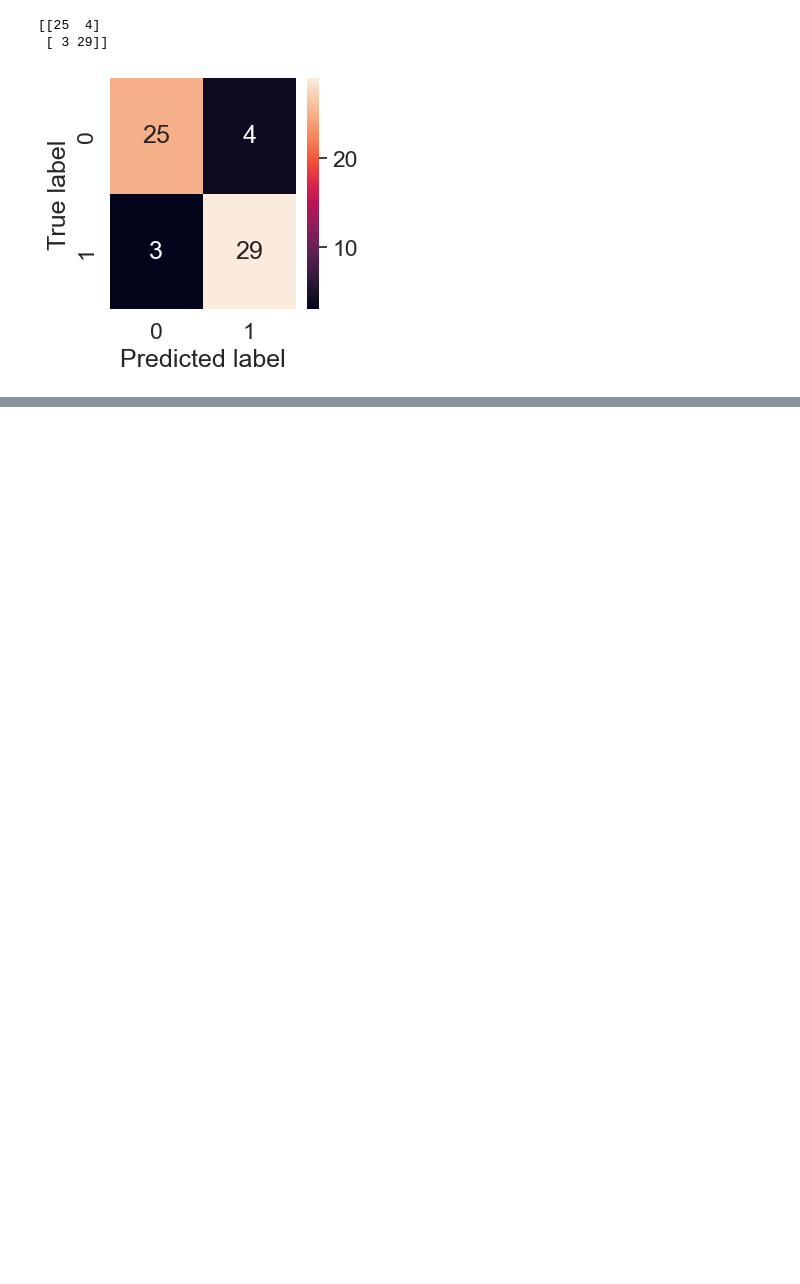
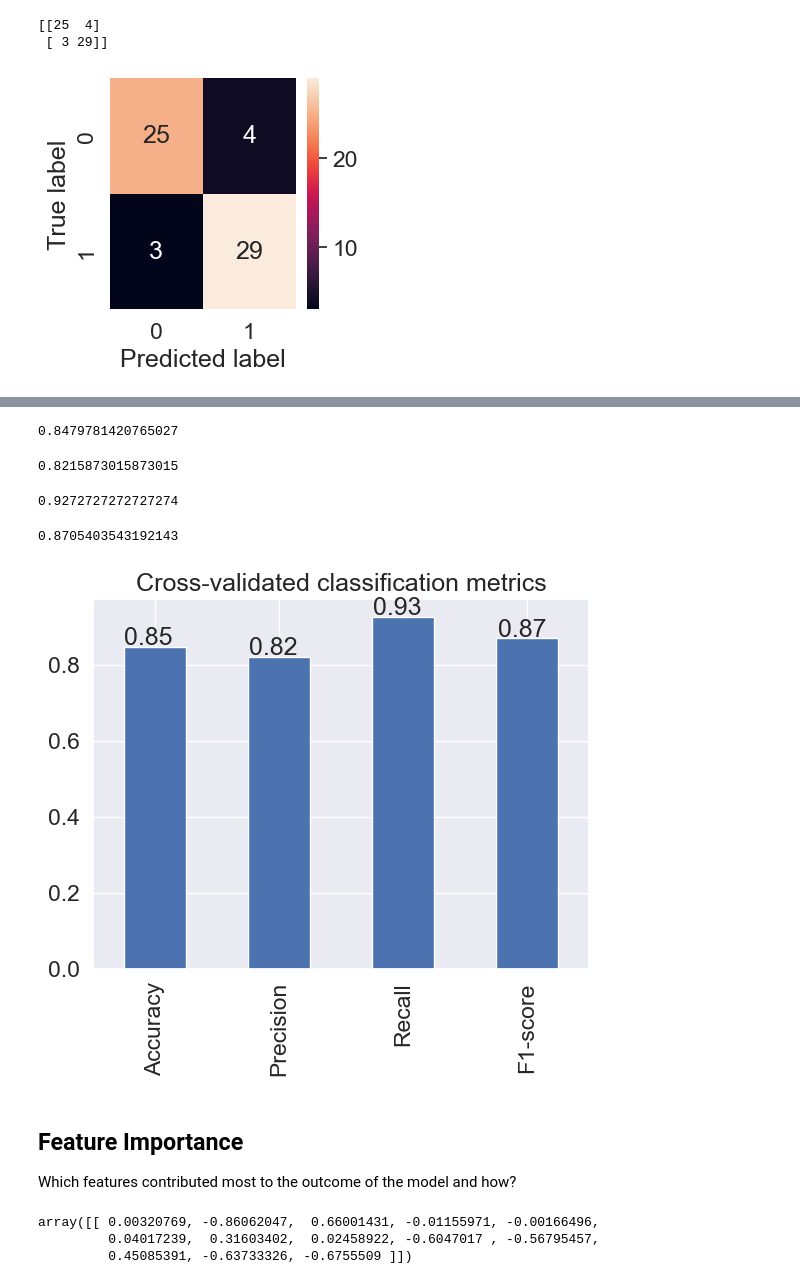
Before and after one commit to Nyarelia/heart_disease_predictor, a Jupyter notebook: heart_disease_classification.ipynb, the cells around one changed output, grey strips where cells are left out. Saved outputs shown, nothing was run; the diff lists cells and outputs as text; code cells hidden in the pictures; blank space fills up the shorter version.

```diff
--- a/heart_disease_classification.ipynb
+++ b/heart_disease_classification.ipynb
@@ -733,0 +763,57 @@ plot_conf_mat(y_test, y_preds)
+# %%
+# CV accuracy
+cv_acc = cross_val_score(clf,
+                         X,
+                         y,
+                         cv=5,
+                         scoring='accuracy')
+cv_acc = np.mean(cv_acc) # Replacing with mean
+cv_acc
+# %% [output]
+0.8479781420765027
+# %%
+# CV precision
+cv_precision = cross_val_score(clf,
+                         X,
+                         y,
+                         cv=5,
+                         scoring='precision')
+cv_precision = np.mean(cv_precision)
+cv_precision
+# %% [output]
+0.8215873015873015
+# %%
+# CV recall
+cv_recall = cross_val_score(clf,
+                         X,
+                         y,
+                         cv=5,
+                         scoring='recall')
+cv_recall = np.mean(cv_recall)
+cv_recall
+# %% [output]
+0.9272727272727274
+# %%
+# CV f1-score
+cv_f1 = cross_val_score(clf,
+                         X,
+                         y,
+                         cv=5,
+                         scoring='f1')
+cv_f1 = np.mean(cv_f1)
+cv_f1
+# %% [output]
+0.8705403543192143
+# %%
+# Visualizing cv metrics
+ax = cv_metrics.T.plot.bar(title='Cross-validated classification metrics', legend=False)
+
+for p in ax.patches:
+    ax.annotate(str(round(p.get_height(), 2)),
+                (p.get_x() * 1.005, p.get_height() * 1.005))
+plt.show()
+# %% [output]
+[figure, added]
+# %% [markdown]
+## Feature Importance
+Which features contributed most to the outcome of the model and how?
@@ -733,0 +827,7 @@ plot_conf_mat(y_test, y_preds)
+# %%
+# Check coef_, how X_train contributes to the target labels
+clf.coef_
+# %% [output]
+array([[ 0.00320769, -0.86062047,  0.66001431, -0.01155971, -0.00166496,
+         0.04017239,  0.31603402,  0.02458922, -0.6047017 , -0.56795457,
+         0.45085391, -0.63733326, -0.6755509 ]])
```
Also changed, not shown: parts of 14 cells of this notebook.
